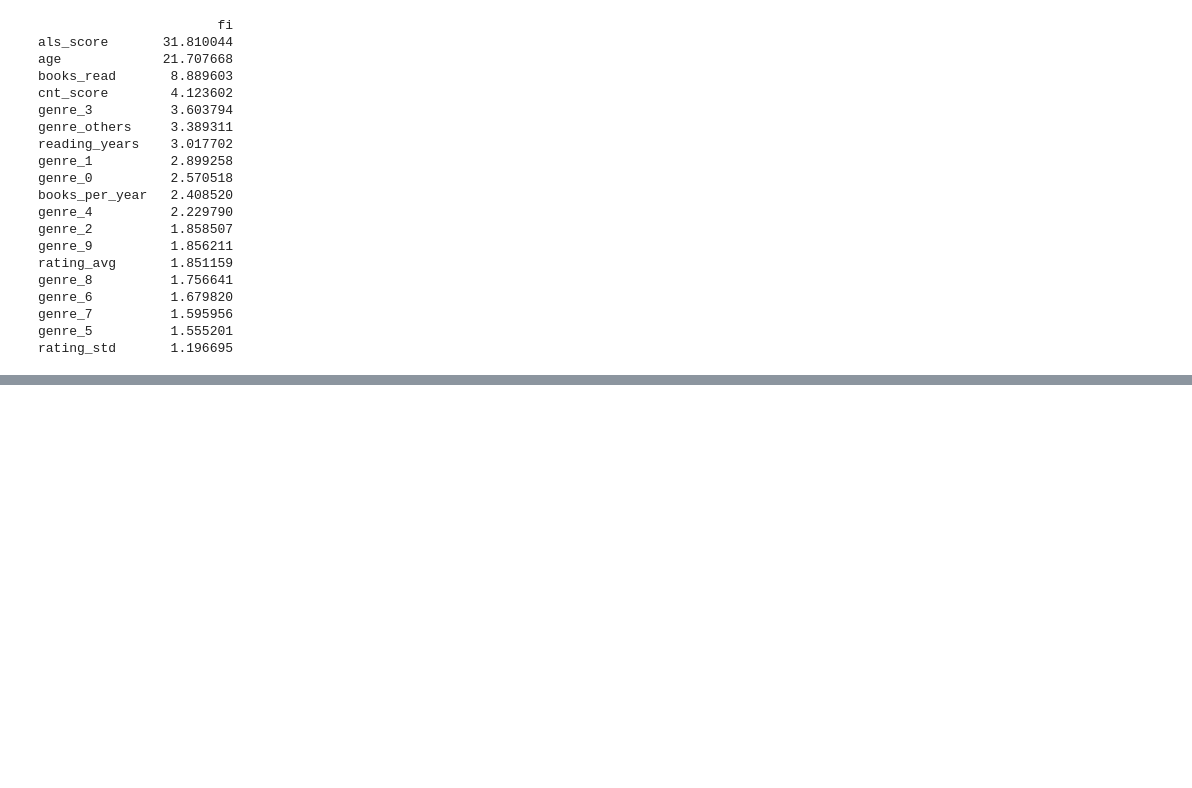
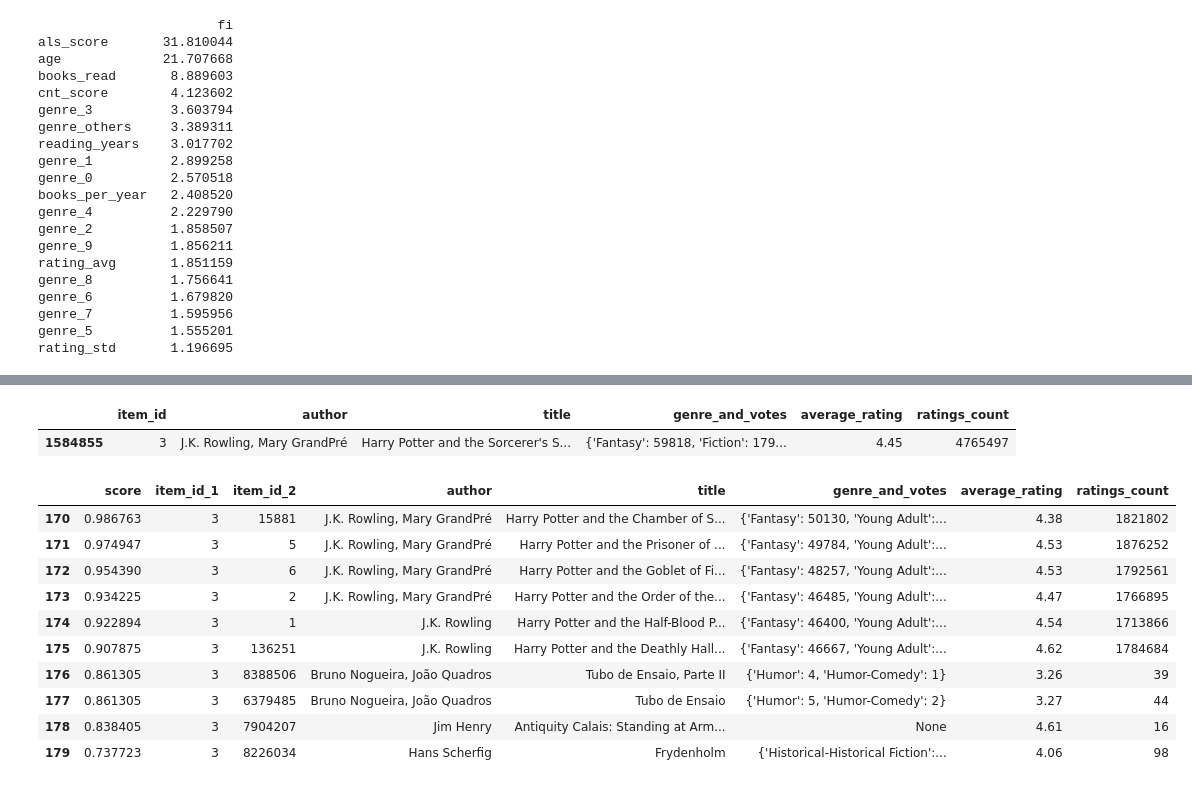
Before and after one commit to bos1988/practicum_mle_4_recsys, a Jupyter notebook: main_offline.ipynb, the cells around one changed output, grey strips where cells are left out. Saved outputs shown, nothing was run; the diff lists cells and outputs as text; code cells hidden in the pictures; blank space fills up the shorter version.

```diff
--- a/main_offline.ipynb
+++ b/main_offline.ipynb
@@ -2411,0 +2662,16 @@ rating_std       1.196695
+# %%
+print_sim_items(3, similar_items_df)
+# %% [output]
+|  | item_id | author | title | genre_and_votes | average_rating | ratings_count |
+| 1584855 | 3 | J.K. Rowling, Mary GrandPré | Harry Potter and the Sorcerer's S... | {'Fantasy': 59818, 'Fiction': 179... | 4.45 | 4765497 |
+|  | score | item_id_1 | item_id_2 | author | title | genre_and_votes | average_rating | ratings_count |
+| 170 | 0.986763 | 3 | 15881 | J.K. Rowling, Mary GrandPré | Harry Potter and the Chamber of S... | {'Fantasy': 50130, 'Young Adult':... | 4.38 | 1821802 |
+| 171 | 0.974947 | 3 | 5 | J.K. Rowling, Mary GrandPré | Harry Potter and the Prisoner of ... | {'Fantasy': 49784, 'Young Adult':... | 4.53 | 1876252 |
+| 172 | 0.954390 | 3 | 6 | J.K. Rowling, Mary GrandPré | Harry Potter and the Goblet of Fi... | {'Fantasy': 48257, 'Young Adult':... | 4.53 | 1792561 |
+| 173 | 0.934225 | 3 | 2 | J.K. Rowling, Mary GrandPré | Harry Potter and the Order of the... | {'Fantasy': 46485, 'Young Adult':... | 4.47 | 1766895 |
+| 174 | 0.922894 | 3 | 1 | J.K. Rowling | Harry Potter and the Half-Blood P... | {'Fantasy': 46400, 'Young Adult':... | 4.54 | 1713866 |
+| 175 | 0.907875 | 3 | 136251 | J.K. Rowling | Harry Potter and the Deathly Hall... | {'Fantasy': 46667, 'Young Adult':... | 4.62 | 1784684 |
+| 176 | 0.861305 | 3 | 8388506 | Bruno Nogueira, João Quadros | Tubo de Ensaio, Parte II | {'Humor': 4, 'Humor-Comedy': 1} | 3.26 | 39 |
+| 177 | 0.861305 | 3 | 6379485 | Bruno Nogueira, João Quadros | Tubo de Ensaio | {'Humor': 5, 'Humor-Comedy': 2} | 3.27 | 44 |
+| 178 | 0.838405 | 3 | 7904207 | Jim Henry | Antiquity Calais: Standing at Arm... | None | 4.61 | 16 |
+| 179 | 0.737723 | 3 | 8226034 | Hans Scherfig | Frydenholm | {'Historical-Historical Fiction':... | 4.06 | 98 |
```
Also changed, not shown: parts of 38 cells of this notebook.
